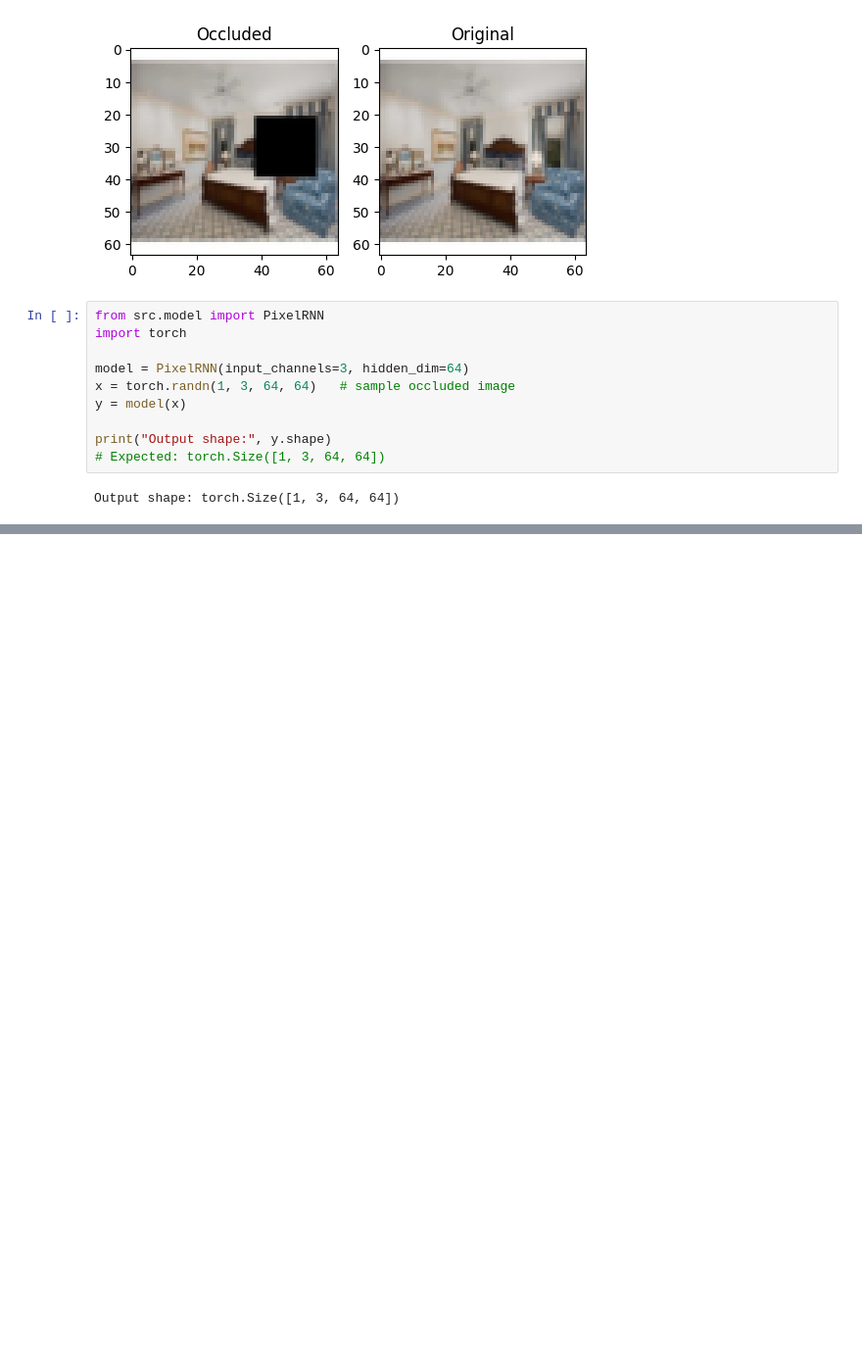
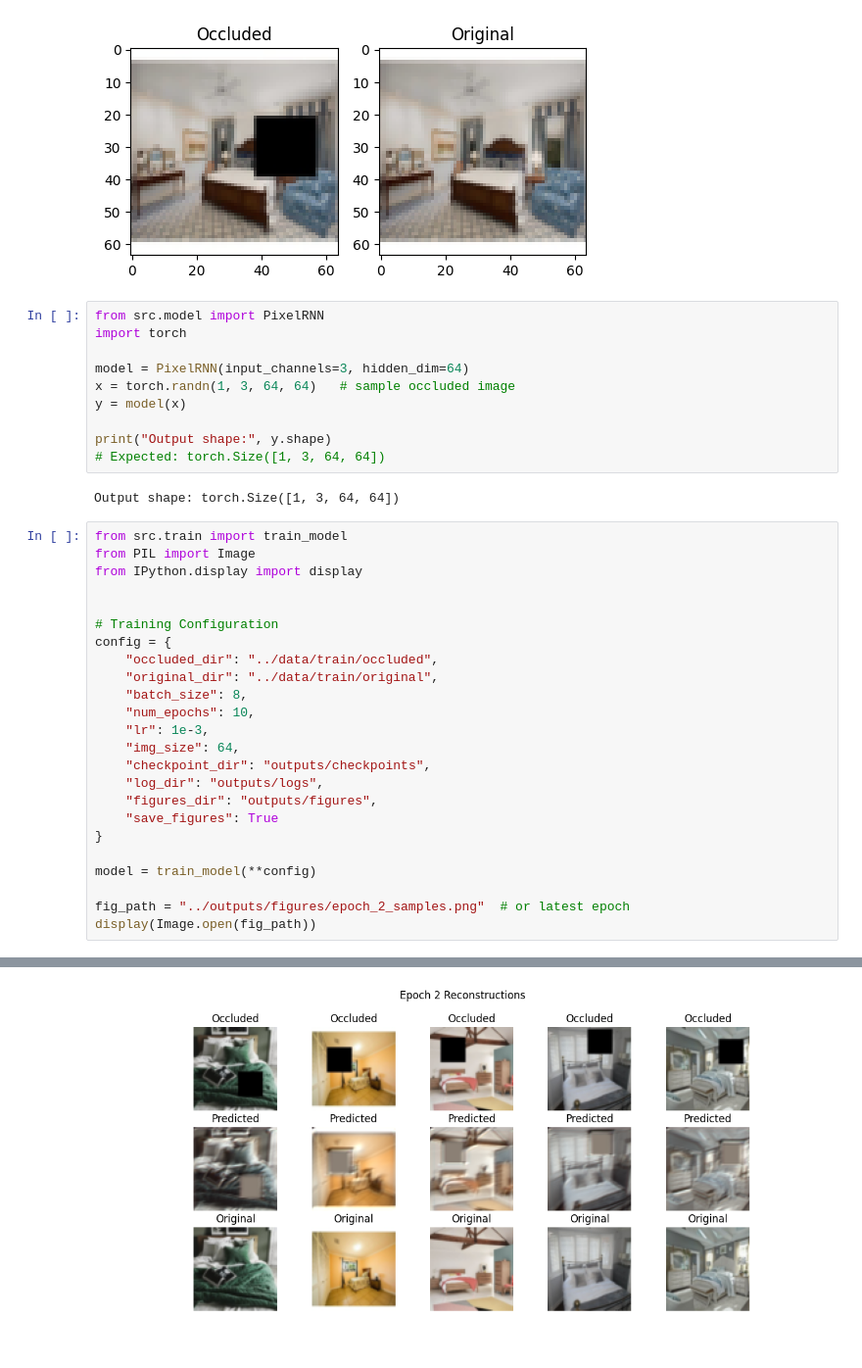
Before and after one commit to AhMaD-TaShFeEn/PixelHeal, a Jupyter notebook: notebooks/exploration.ipynb, the cells around one changed output, grey strips where cells are left out. Shown: that part at 98% size. Saved outputs shown, nothing was run; the diff lists cells and outputs as text; blank space fills up the shorter version.

Commit message:
Training and Testing Code added

```diff
--- a/notebooks/exploration.ipynb
+++ b/notebooks/exploration.ipynb
@@ -33,3 +33,28 @@ print("Output shape:", y.shape)
 # Expected: torch.Size([1, 3, 64, 64])
 # %% [output]
 Output shape: torch.Size([1, 3, 64, 64])
+# %%
+from src.train import train_model
+from PIL import Image
+from IPython.display import display
+
+
+# Training Configuration
+config = {
+    "occluded_dir": "../data/train/occluded",
+    "original_dir": "../data/train/original",
+    "batch_size": 8,
+    "num_epochs": 10,
+    "lr": 1e-3,
+    "img_size": 64,
+    "checkpoint_dir": "outputs/checkpoints",
+    "log_dir": "outputs/logs",
+    "figures_dir": "outputs/figures",
+    "save_figures": True
+}
+
+model = train_model(**config)
+
+fig_path = "../outputs/figures/epoch_2_samples.png"  # or latest epoch
+display(Image.open(fig_path))
+# %% [output]
@@ -35,0 +77 @@ Output shape: torch.Size([1, 3, 64, 64])
+[figure, added]
```
Also changed, not shown: parts of 1 cell of this notebook, 42 other files.
